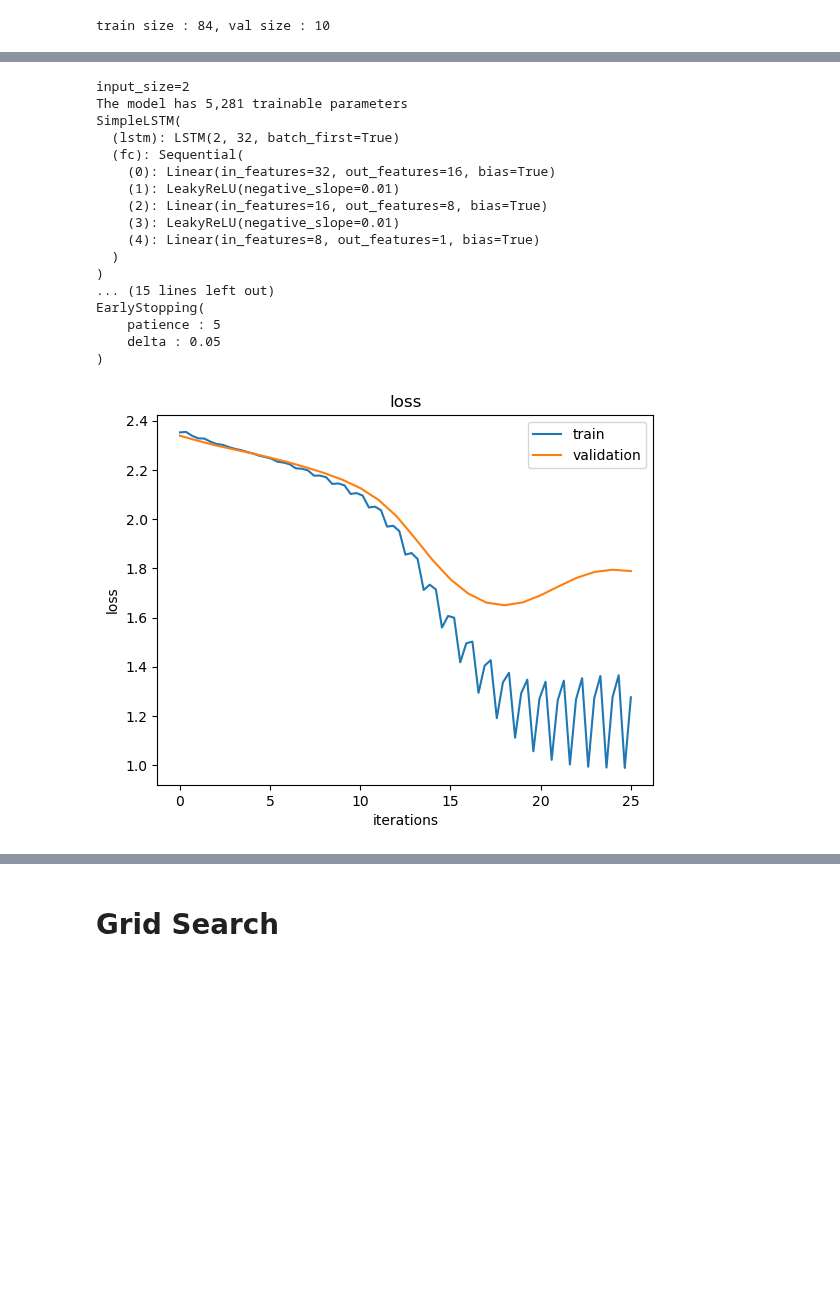
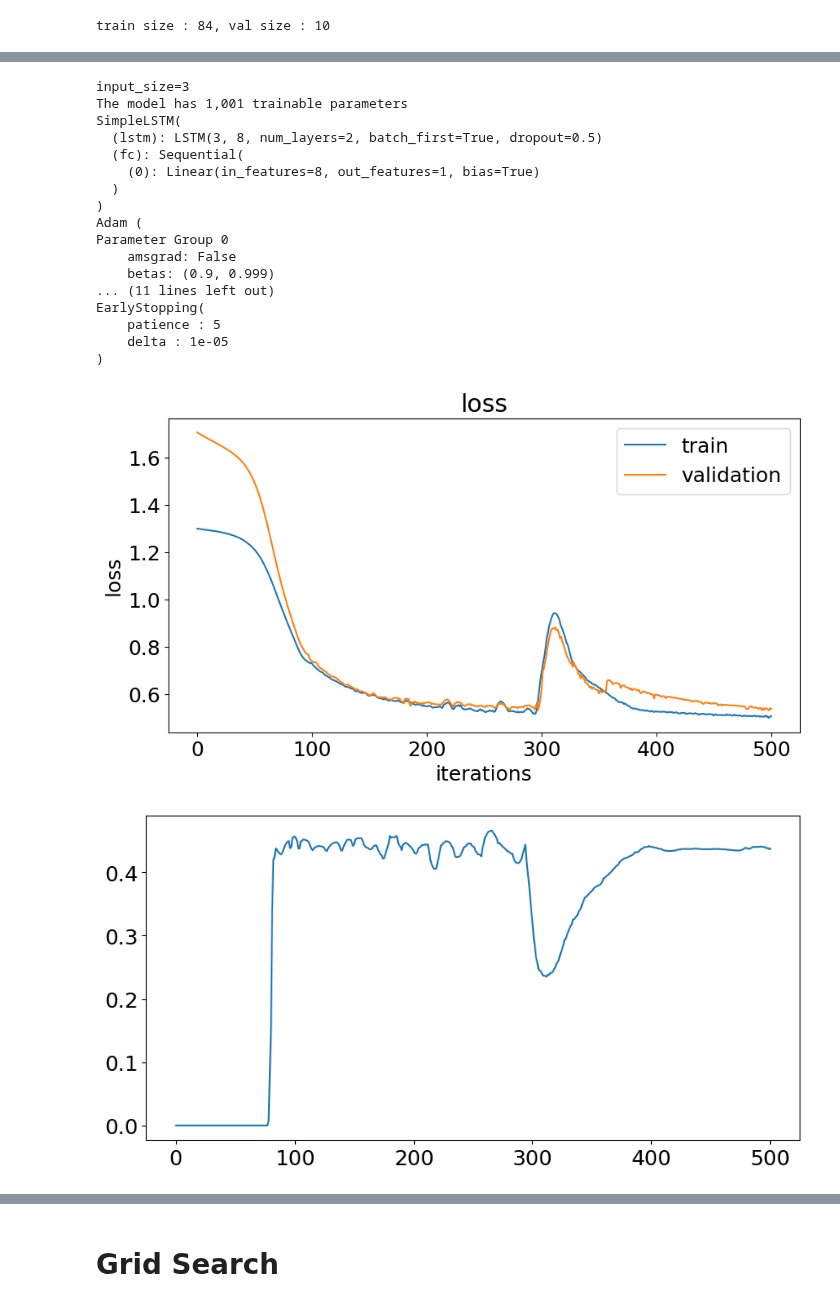
Before and after one commit to CS-433/ml-project-2-ml-sonidito, a Jupyter notebook: notebook/simple_lstm.ipynb, the cells around one changed output, grey strips where cells are left out. Saved outputs shown, nothing was run; the diff lists cells and outputs as text; code cells hidden in the pictures; blank space fills up the shorter version.

```diff
--- a/notebook/simple_lstm.ipynb
+++ b/notebook/simple_lstm.ipynb
@@ -21,21 +32,22 @@ device
 'cuda'
 # %%
 torch.manual_seed(0)
+np.random.seed(0)
 
 transform=transforms.Compose([
         transforms.ToTensor(),
         transforms.Lambda(lambda x : x.squeeze()),
         ])
 
-features_selection = [0,1]
+features_selection = ['max_energies', 'N1', 'N3']
 dataset = LSTMDataset('../data/dataset_pickle', '../data/MHD_labels/', features_selection, transform, max_length=4096)
 # %%
 size = int(len(dataset) * 0.9)
 
 train_set, test_set = torch.utils.data.random_split(dataset, [size, len(dataset)-size])
 
-train_loader = torch.utils.data.DataLoader(train_set, batch_size=32)
-val_loader = torch.utils.data.DataLoader(test_set, batch_size=32)
+train_loader = torch.utils.data.DataLoader(train_set, batch_size=128)
+val_loader = torch.utils.data.DataLoader(test_set, batch_size=128)
 print(f'train size : {len(train_set)}, val size : {len(test_set)}')
 # %% [output]
 train size : 84, val size : 10
@@ -42,22 +67,22 @@ train size : 84, val size : 10
 # %%
 input_size = dataset[0][0].shape[1]
 print(f'input_size={input_size}')
-hidden_size = 32
-num_layers = 1
-lr = 1e-3
-weight_decay = 0 # 1e-4
-l1_sigma = 1e-8
+hidden_size = 8
+num_layers = 2
+lr = 0.001
+weight_decay = 1e-06
+l1_sigma = 0
 
-pos_weight = torch.tensor(3.2843) # size / # pos
+pos_weight = compute_pos_weight(train_loader) # size / # pos
 
-model = SimpleLSTM(input_size, hidden_size, num_layers)
+model = SimpleLSTM(input_size, hidden_size, num_layers, dropout_rate=0.5)
 optimizer = optim.Adam(model.parameters(), lr=lr, weight_decay = weight_decay)
-criterion = nn.BCEWithLogitsLoss(pos_weight)
+criterion = nn.BCEWithLogitsLoss(pos_weight=pos_weight)
 num_params = sum(p.numel() for p in model.parameters() if p.requires_grad)
 print(f'The model has {num_params:,} trainable parameters')
 
 patience=5
-delta=5e-2
+delta=1e-5
 model_path = '../models/lstm.pt'
 early_stopping = EarlyStopping(model_path, patience, delta)
 
@@ -67,35 +92,52 @@ print(criterion)
 print(f'l1_sigma={l1_sigma}')
 print(early_stopping)
 # %% [output]
-input_size=2
-The model has 5,281 trainable parameters
+input_size=3
+The model has 1,001 trainable parameters
 SimpleLSTM(
-  (lstm): LSTM(2, 32, batch_first=True)
+  (lstm): LSTM(3, 8, num_layers=2, batch_first=True, dropout=0.5)
   (fc): Sequential(
-    (0): Linear(in_features=32, out_features=16, bias=True)
-    (1): LeakyReLU(negative_slope=0.01)
-    (2): Linear(in_features=16, out_features=8, bias=True)
-    (3): LeakyReLU(negative_slope=0.01)
-    (4): Linear(in_features=8, out_features=1, bias=True)
+    (0): Linear(in_features=8, out_features=1, bias=True)
   )
 )
-... (15 lines left out)
+Adam (
+Parameter Group 0
+    amsgrad: False
+    betas: (0.9, 0.999)
+... (11 lines left out)
 EarlyStopping(
     patience : 5
-    delta : 0.05
+    delta : 1e-05
 )
+# %%
+def create_output(logits, threshold=0.8):
+    output = torch.zeros(logits.shape)
+    for idx, logit in enumerate(logits):
+        if (logit < threshold).all():
+            continue
+
+        output[idx] = (logit > threshold)
+    return output
 # %%
+def comptue_score(logits, labels):
+      logits = torch.sigmoid(logits).detach()
+      preds = create_output(logits.unsqueeze(0)).to(device)
+      return -compute_kappa_score(preds, labels)
+
 train(model,
       train_loader,
       val_loader,
       optimizer,
       criterion,
       device,
+      compute_score=comptue_score,
       n_epochs=500,
-      l1_sigma = l1_sigma,
-      early_stopping=early_stopping)
+      l1_sigma=l1_sigma,
+      # early_stopping=early_stopping)
+      early_stopping=None)
 # %% [output]
-[figure, old version]
+[figure, new version]
+[figure, added]
 # %%
 import numpy as np
 import matplotlib.pyplot as plt
```
Also changed, not shown: parts of 7 cells of this notebook.
